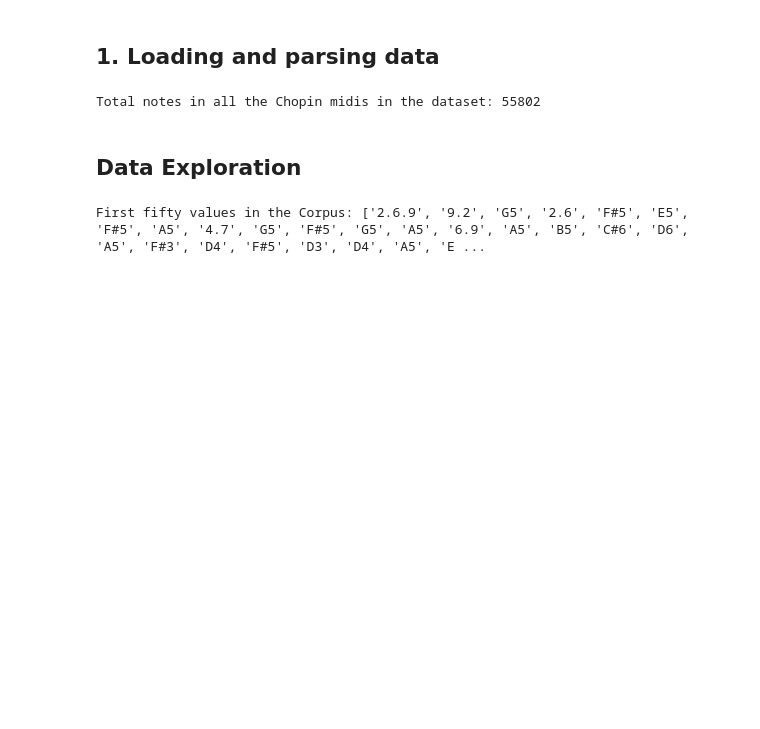
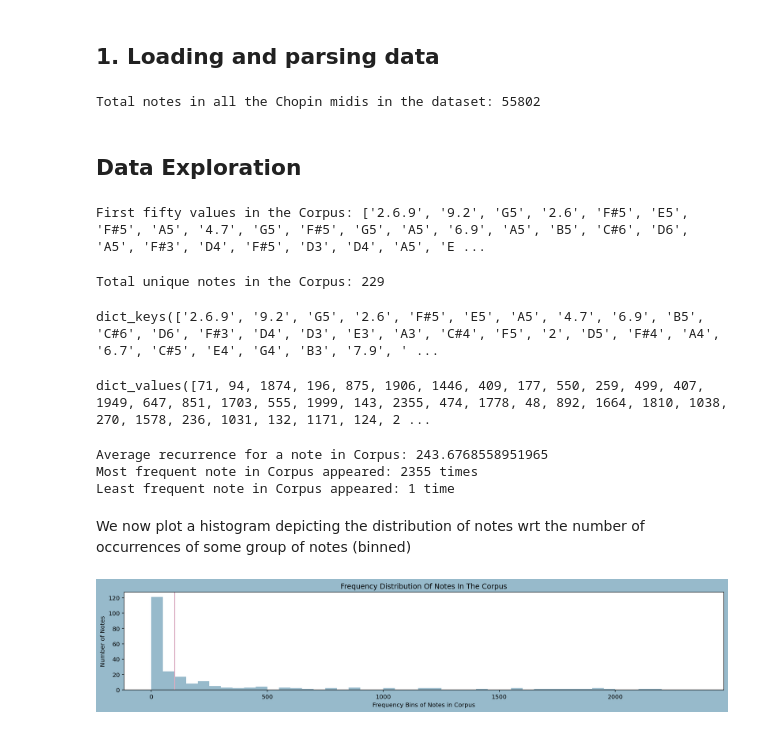
Before and after one commit to archity/music-generation, a Jupyter notebook: music-generation-lstm.ipynb, the cells around one changed output. Saved outputs shown, nothing was run; the diff lists cells and outputs as text; code cells hidden in the pictures; blank space fills up the shorter version.

Commit message:
Some statistics on notes

```diff
--- a/music-generation-lstm.ipynb
+++ b/music-generation-lstm.ipynb
@@ -55,3 +55,52 @@ Total notes in all the Chopin midis in the dataset: 55802
 print("First fifty values in the Corpus:", Corpus[:50])
 # %% [output]
 First fifty values in the Corpus: ['2.6.9', '9.2', 'G5', '2.6', 'F#5', 'E5', 'F#5', 'A5', '4.7', 'G5', 'F#5', 'G5', 'A5', '6.9', 'A5', 'B5', 'C#6', 'D6', 'A5', 'F#3', 'D4', 'F#5', 'D3', 'D4', 'A5', 'E ...
+# %%
+from collections import Counter
+
+# Creating a count dictionary
+# Since Counter creates a dictionary type object, it will only store unique elements (no duplicates)
+count_num = Counter(Corpus)
+print("Total unique notes in the Corpus:", len(count_num))
+# %% [output]
+Total unique notes in the Corpus: 229
+# %%
+count_num.keys()
+# %% [output]
+dict_keys(['2.6.9', '9.2', 'G5', '2.6', 'F#5', 'E5', 'A5', '4.7', '6.9', 'B5', 'C#6', 'D6', 'F#3', 'D4', 'D3', 'E3', 'A3', 'C#4', 'F5', '2', 'D5', 'F#4', 'A4', '6.7', 'C#5', 'E4', 'G4', 'B3', '7.9', ' ...
+# %%
+count_num.values()
+# %% [output]
+dict_values([71, 94, 1874, 196, 875, 1906, 1446, 409, 177, 550, 259, 499, 407, 1949, 647, 851, 1703, 555, 1999, 143, 2355, 474, 1778, 48, 892, 1664, 1810, 1038, 270, 1578, 236, 1031, 132, 1171, 124, 2 ...
+# %%
+# Get the unique note and its corresponding number of occurrences
+notes = list(count_num.keys())
+no_of_recurrences = list(count_num.values())
+
+# Average recurrence for a note in Corpus
+def Average(lst):
+    return sum(lst) / len(lst)
+print("Average recurrence for a note in Corpus:", Average(no_of_recurrences))
+print("Most frequent note in Corpus appeared:", max(no_of_recurrences), "times")
+print("Least frequent note in Corpus appeared:", min(no_of_recurrences), "time")
+# %% [output]
+Average recurrence for a note in Corpus: 243.6768558951965
+Most frequent note in Corpus appeared: 2355 times
+Least frequent note in Corpus appeared: 1 time
+# %% [markdown]
+We now plot a histogram depicting the distribution of notes wrt the number of occurrences of some group of notes (binned)
+# %%
+import numpy as np
+from matplotlib import pyplot as plt
+
+# Plotting the distribution of notes
+plt.figure(figsize=(18,3),facecolor="#97BACB")
+bins = np.arange(0,(max(no_of_recurrences)), 50)
+plt.hist(no_of_recurrences, bins=bins, color="#97BACB")
+plt.axvline(x=100,color="#DBACC1")
+plt.title("Frequency Distribution Of Notes In The Corpus")
+plt.xlabel("Frequency Bins of Notes in Corpus")
+plt.ylabel("Number of Notes")
+plt.show()
+# %% [output]
+[figure, added]
```
